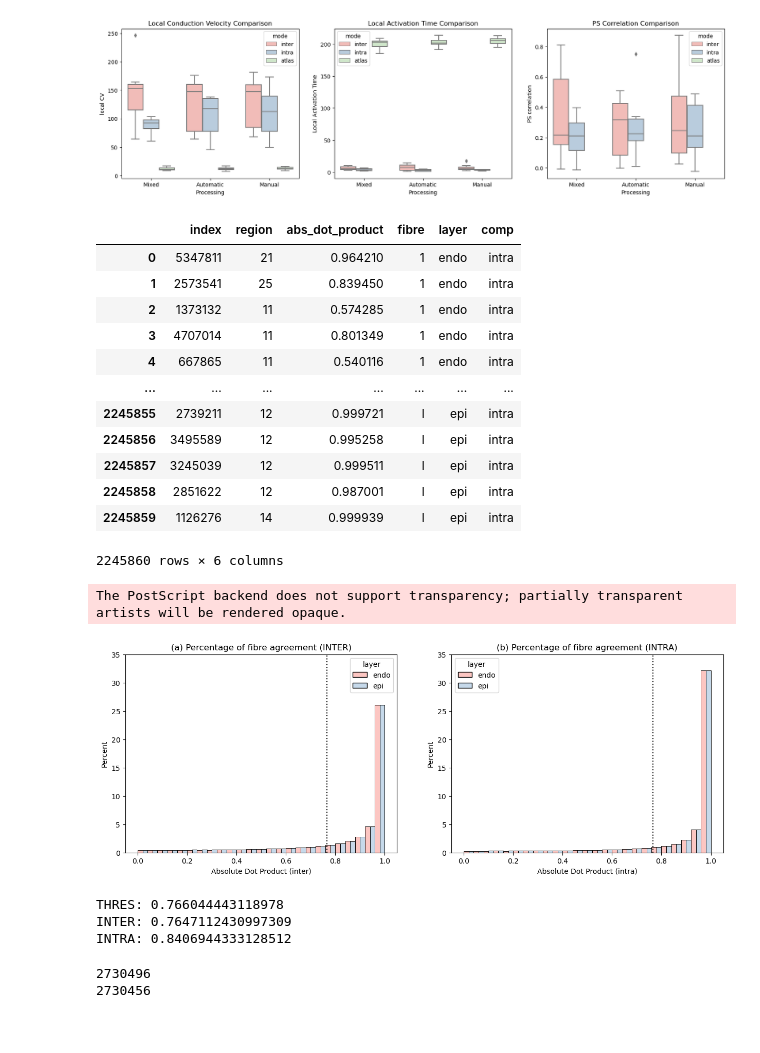
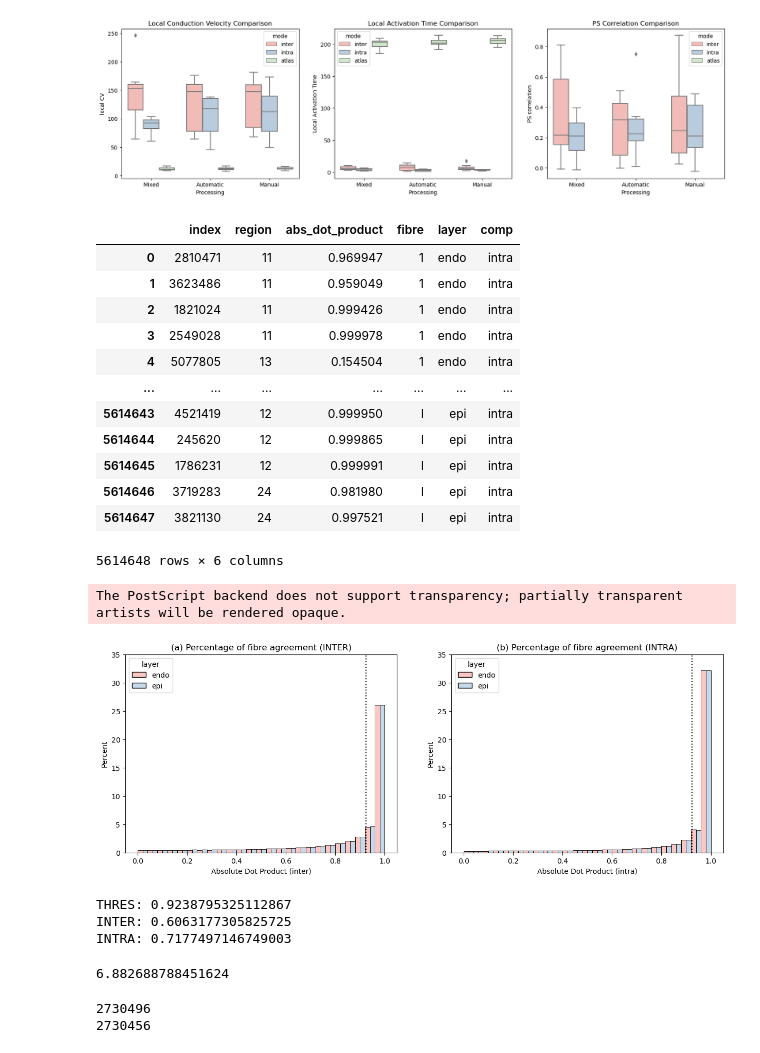
Before and after one commit to alonsoJASL/imatools, a Jupyter notebook: ipynb/comparison_results.ipynb, the cells around one changed output. Saved outputs shown, nothing was run; the diff lists cells and outputs as text; code cells hidden in the pictures.

```diff
--- a/ipynb/comparison_results.ipynb
+++ b/ipynb/comparison_results.ipynb
@@ -445,7 +445,7 @@ df_l_endo = pd.read_csv(iou.fullfile(comp_dir, 'fibres_comp_endo_l.csv')).assign
 df_1_epi = pd.read_csv(iou.fullfile(comp_dir, 'fibres_comp_epi_1.csv')).assign(fibre='1').assign(layer='epi').sample(frac=fraction_sample)
 df_l_epi = pd.read_csv(iou.fullfile(comp_dir, 'fibres_comp_epi_l.csv')).assign(fibre='l').assign(layer='epi').sample(frac=fraction_sample)
 # %%
-fraction_sample = 0.1
+fraction_sample = 0.25
 # compare fibres
 
 df_1_endo_inter = pd.read_csv(iou.fullfile(comp_dir, 'fibres_comp_endo_1_inter.csv')).assign(fibre='1', layer='endo', comp='inter').sample(frac=fraction_sample)
@@ -465,55 +465,63 @@ DF_intra
 # np.cos(np.deg2rad(40))
 # %% [output]
 |  | index | region | abs_dot_product | fibre | layer | comp |
-| 0 | 5347811 | 21 | 0.964210 | 1 | endo | intra |
-| 1 | 2573541 | 25 | 0.839450 | 1 | endo | intra |
-| 2 | 1373132 | 11 | 0.574285 | 1 | endo | intra |
-| 3 | 4707014 | 11 | 0.801349 | 1 | endo | intra |
-| 4 | 667865 | 11 | 0.540116 | 1 | endo | intra |
+| 0 | 2810471 | 11 | 0.969947 | 1 | endo | intra |
+| 1 | 3623486 | 11 | 0.959049 | 1 | endo | intra |
+| 2 | 1821024 | 11 | 0.999426 | 1 | endo | intra |
+| 3 | 2549028 | 11 | 0.999978 | 1 | endo | intra |
+| 4 | 5077805 | 13 | 0.154504 | 1 | endo | intra |
 | ... | ... | ... | ... | ... | ... | ... |
-| 2245855 | 2739211 | 12 | 0.999721 | l | epi | intra |
-| 2245856 | 3495589 | 12 | 0.995258 | l | epi | intra |
-| 2245857 | 3245039 | 12 | 0.999511 | l | epi | intra |
-| 2245858 | 2851622 | 12 | 0.987001 | l | epi | intra |
-| 2245859 | 1126276 | 14 | 0.999939 | l | epi | intra |
+| 5614643 | 4521419 | 12 | 0.999950 | l | epi | intra |
+| 5614644 | 245620 | 12 | 0.999865 | l | epi | intra |
+| 5614645 | 1786231 | 12 | 0.999991 | l | epi | intra |
+| 5614646 | 3719283 | 24 | 0.981980 | l | epi | intra |
+| 5614647 | 3821130 | 24 | 0.997521 | l | epi | intra |
-2245860 rows × 6 columns
+5614648 rows × 6 columns
 # %%
 import matplotlib.pyplot as plt
 import seaborn as sns
 
-theta=40
+theta=22.5 # 40 in mine, 22.5 in CR's paper
+
 xc=np.cos(np.deg2rad(theta))
 
 fig, ax = plt.subplots(1, 2)
 fig.set_figheight(5)
 fig.set_figwidth(15)
 sns.set_palette('Pastel1')
 ax[0].axvline(x=xc, linestyle=':', color='k')
 sns.histplot(ax=ax[0], data=DF_inter, x='abs_dot_product', hue='layer', bins=25, stat='percent', multiple='dodge')
 ax[1].axvline(x=xc, linestyle=':', color='k')
 sns.histplot(ax=ax[1], data=DF_intra, x='abs_dot_product', hue='layer', bins=25, stat='percent', multiple='dodge')
 
 ax[0].set_ylim(bottom=0, top=35)
 ax[1].set_ylim(bottom=0, top=35)
 ax[0].set_xlabel('Absolute Dot Product (inter)')
 ax[1].set_xlabel('Absolute Dot Product (intra)')
 ax[0].set_title('(a) Percentage of fibre agreement (INTER)')
 ax[1].set_title('(b) Percentage of fibre agreement (INTRA)')
 
 plt.savefig(iou.fullfile(comp_dir, 'fibres_comp.eps'))
 # %% [output]
 The PostScript backend does not support transparency; partially transparent artists will be rendered opaque.
-[figure, old version]
+[figure, new version]
 # %%
 
-th=np.cos(np.deg2rad(40))
+th=np.cos(np.deg2rad(theta))
 print('THRES: {}'.format(th))
 print('INTER: {}'.format(np.sum(DF_inter['abs_dot_product']>th)/len(DF_inter)))
 print('INTRA: {}'.format(np.sum(DF_intra['abs_dot_product']>th)/len(DF_intra)))
 # %% [output]
-THRES: 0.766044443118978
-INTER: 0.7647112430997309
-INTRA: 0.8406944333128512
+THRES: 0.9238795325112867
+INTER: 0.6063177305825725
+INTRA: 0.7177497146749003
+# %%
+diff_l1_atlas = np.array([39.9, 28.5, 43.3, 47.6, 26.4, 30, 29.7, 35.7, 29.7, 29.8, 26.4])
+
+np.mean(diff_l1_atlas)
+np.std(diff_l1_atlas)
+# %% [output]
+6.882688788451624
 # %%
 
 DF_endo = pd.concat([df_1_endo, df_l_endo]).reset_index()
```
Also changed, not shown: 3 other files.
